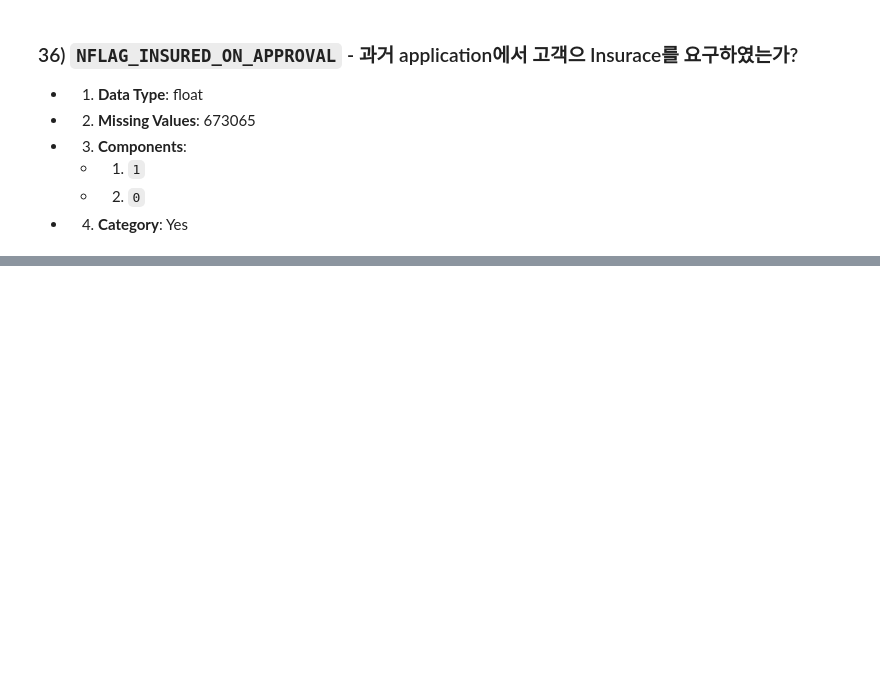
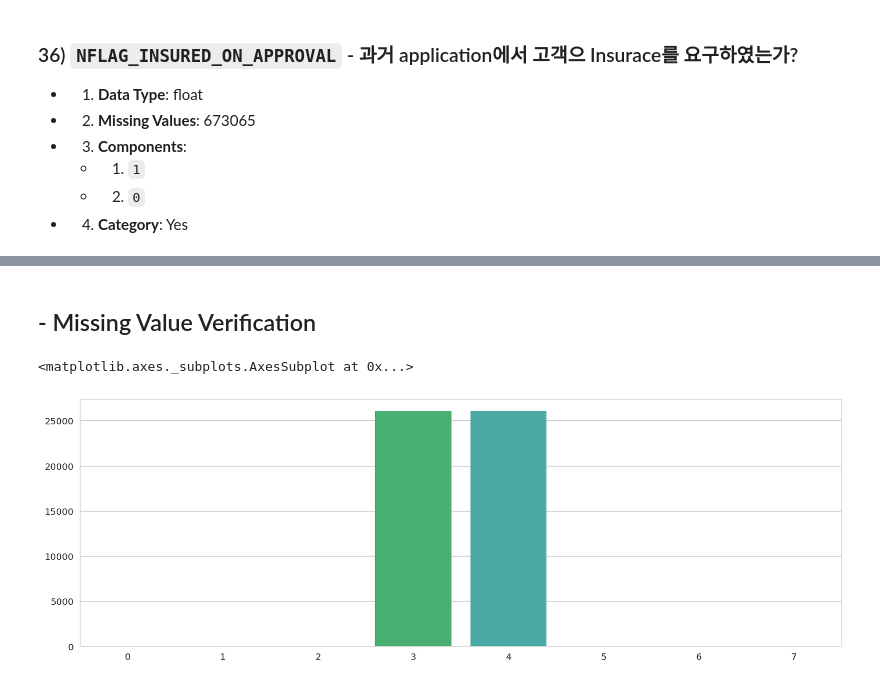
Before and after one commit to MaengHyoyeol/home_credit_project, a Jupyter notebook: 2018_07_13_Kaggle_Home_Credit_Default_Risk_Project.ipynb, the cells around one changed output, grey strips where cells are left out. Saved outputs shown, nothing was run; the diff lists cells and outputs as text; code cells hidden in the pictures; blank space fills up the shorter version.

```diff
--- a/2018_07_13_Kaggle_Home_Credit_Default_Risk_Project.ipynb
+++ b/2018_07_13_Kaggle_Home_Credit_Default_Risk_Project.ipynb
@@ -8,6 +8,10 @@ test = pd.read_csv(path + 'application_test.csv')
 bureau = pd.read_csv(path + 'bureau.csv')
 bureau_balance = pd.read_csv(path + 'bureau_balance.csv')
 previous_application = pd.read_csv(path + 'previous_application.csv')
+# %%
+pos_cash_balance = pd.read_csv(path + 'POS_CASH_balance.csv')
+installments_payments = pd.read_csv(path + 'installments_payments.csv')
+credit_card_balance = pd.read_csv(path + 'credit_card_balance.csv')
 # %% [markdown]
 # Kaggle Proejct - "Home Credit Default Risk"
 # %%
@@ -1182,0 +1192,8 @@ sns.barplot(np.arange(len(previous_application.isnull().sum().index)), previous_
+# %% [markdown]
+## - Missing Value Verification ###
+# %%
+plt.figure(figsize=(15,5))
+sns.barplot(np.arange(len(pos_cash_balance.isnull().sum().index)), pos_cash_balance.isnull().sum().values)
+# %% [output]
+<matplotlib.axes._subplots.AxesSubplot at 0x...>
+[figure, added]
```
Also changed, not shown: parts of 11 cells of this notebook, 1 other file.
